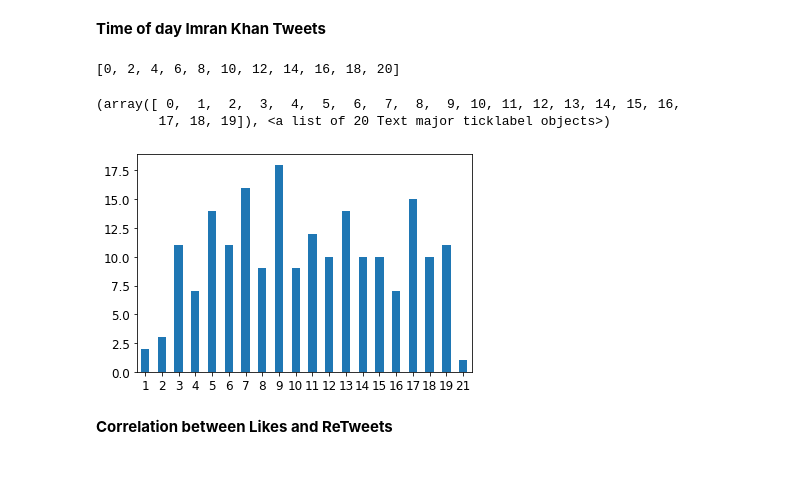
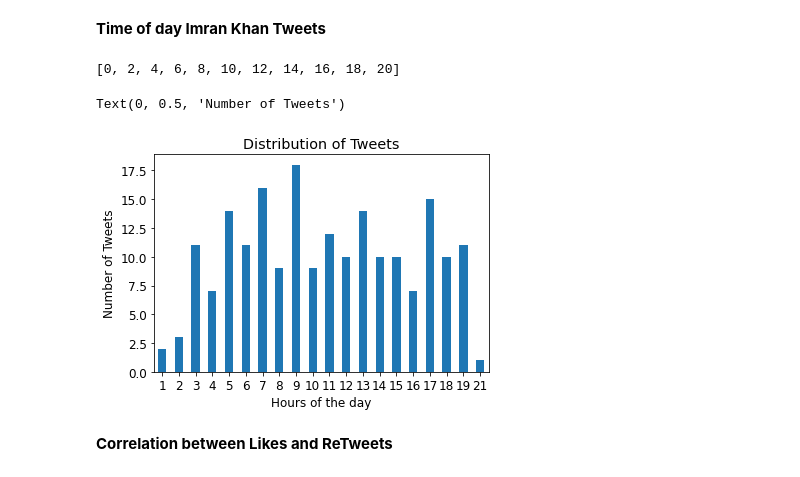
Before and after one commit to AliShujjat/Twitter, a Jupyter notebook: TwitterImran.ipynb, the cells around one changed output. Saved outputs shown, nothing was run; the diff lists cells and outputs as text; code cells hidden in the pictures.

```diff
--- a/TwitterImran.ipynb
+++ b/TwitterImran.ipynb
@@ -334,15 +341,17 @@ dtype('int64')
 # %%
 ys = []
 for i in range(0,21,2):
   ys.append(i)
 print(ys)
 tweetTime.plot(kind='bar', y=ys)
 plt.xticks(rotation=0)
+plt.title('Distribution of Tweets')
+plt.xlabel('Hours of the day')
+plt.ylabel('Number of Tweets')
 # %% [output]
 [0, 2, 4, 6, 8, 10, 12, 14, 16, 18, 20]
-(array([ 0,  1,  2,  3,  4,  5,  6,  7,  8,  9, 10, 11, 12, 13, 14, 15, 16,
-        17, 18, 19]), <a list of 20 Text major ticklabel objects>)
+Text(0, 0.5, 'Number of Tweets')
-[figure, old version]
+[figure, new version]
 # %% [markdown]
 **Correlation between Likes and ReTweets**
 # %%
```
Also changed, not shown: parts of 8 cells of this notebook.
